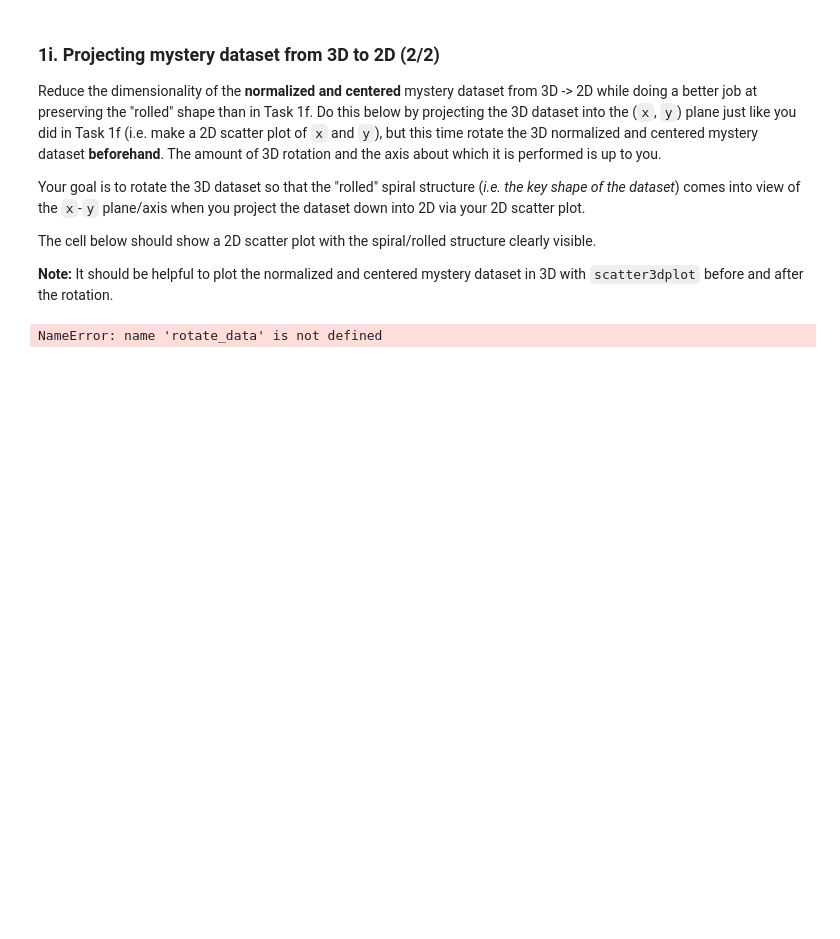
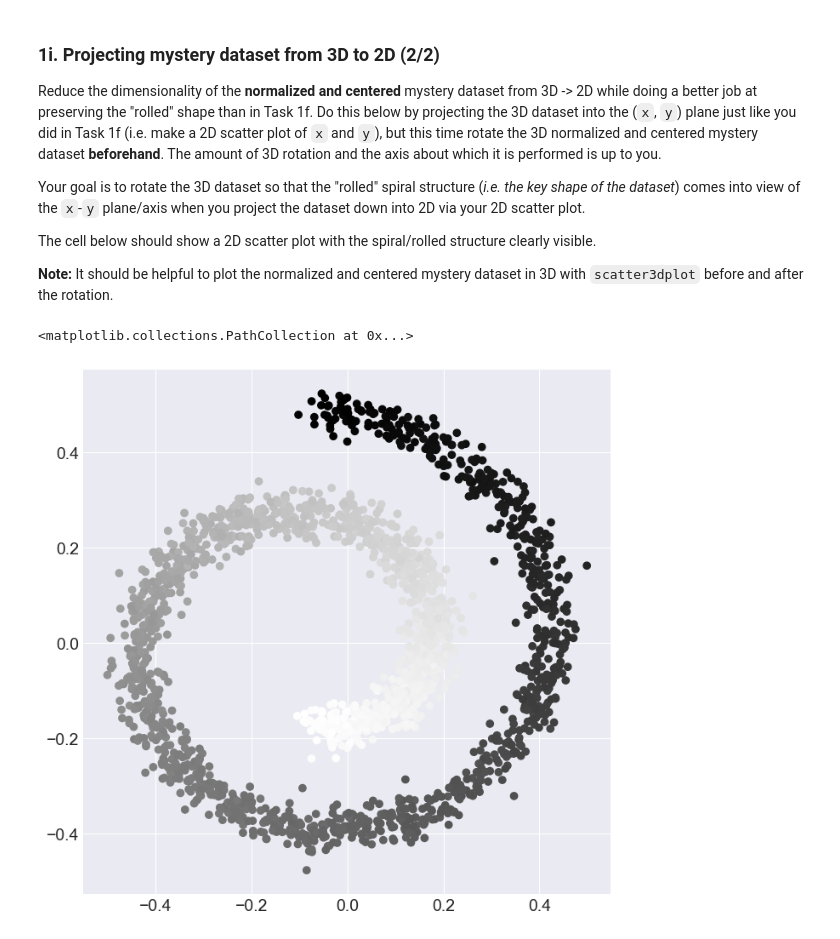
Before and after one commit to schiffinor/dataVisualization, a Jupyter notebook: Project4/data_transformations.ipynb, the cells around one changed output. Drawn from its saved outputs; the diff is of its cells as text; code cells hidden in the pictures; blank space fills up the shorter version.

```diff
--- a/Project4/data_transformations.ipynb
+++ b/Project4/data_transformations.ipynb
@@ -223,10 +223,12 @@ The cell below should show a 2D scatter plot with the spiral/rolled structure cl
 **Note:** It should be helpful to plot the normalized and centered mystery dataset in 3D with `scatter3dplot` before and after the rotation.
 # %%
 # Rotate mystery dataset
-array_rotated = rotate_data(array_normalized_centered, 45, 'z')
+
+array_rotated = rotate_data(array_normalized_centered, 90, 'x')
 
 # Plot 2D scatter plot of rotated dataset
 plt.figure(figsize=(8, 8))
 plt.scatter(array_rotated[:, 0], array_rotated[:, 1], c=mystery_df['color'])
 # %% [output]
-NameError: name 'rotate_data' is not defined
+<matplotlib.collections.PathCollection at 0x...>
+[figure, added]
```
Also changed, not shown: parts of 1 cell of this notebook, 23 other files.
